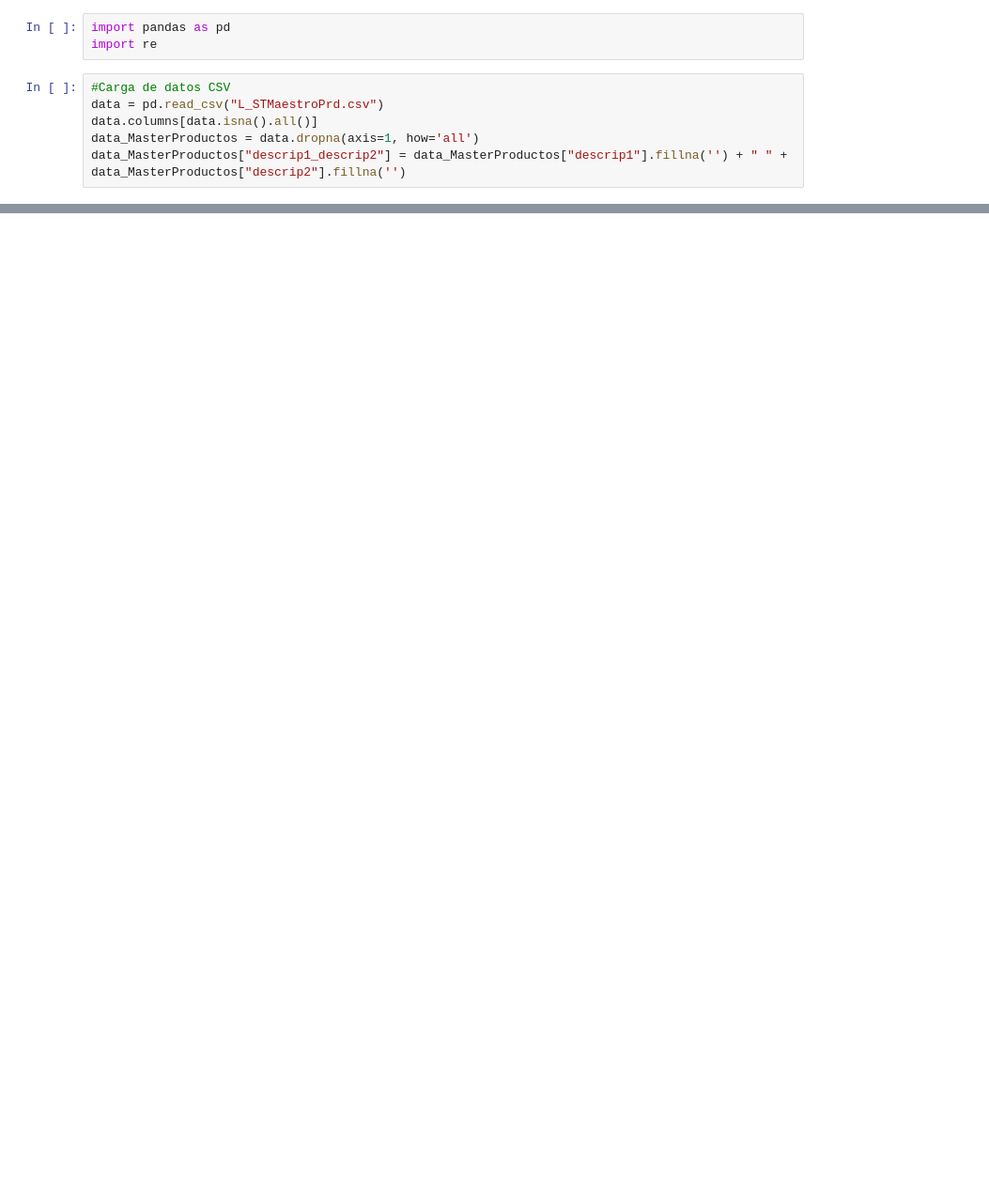
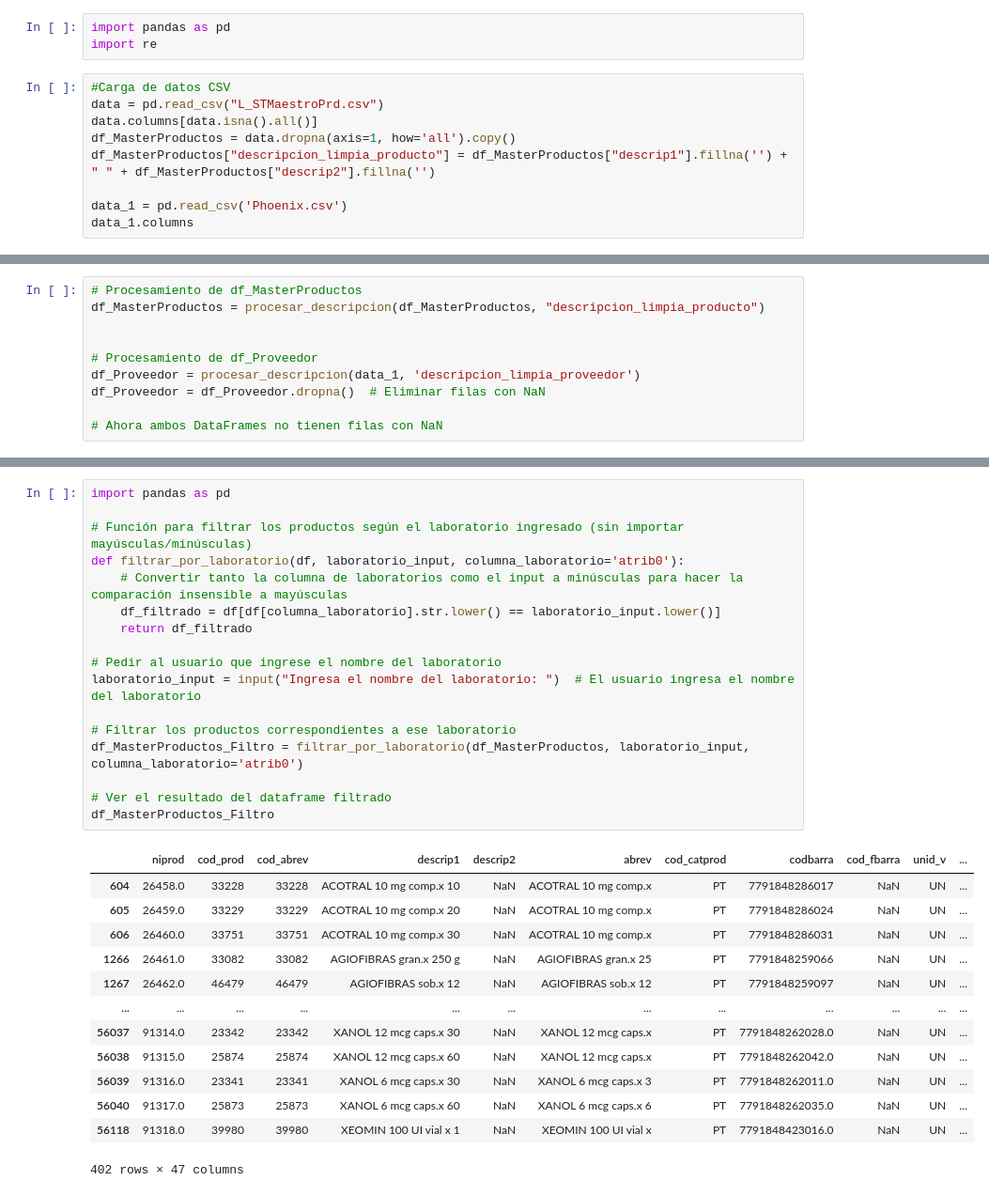
Before and after one commit to emmaSDNZ/digitalizacion_distriapp, a Jupyter notebook: backend/src/notebook/procesamiento_datos.ipynb, the cells around one changed output, grey strips where cells are left out. Shown: that part at 94% size. Cells and saved outputs as stored; diff of their text form; blank space fills up the shorter version.

Commit message:
procesamiento de datos

```diff
--- a/backend/src/notebook/procesamiento_datos.ipynb
+++ b/backend/src/notebook/procesamiento_datos.ipynb
@@ -5,6 +5,9 @@ import re
 #Carga de datos CSV
 data = pd.read_csv("L_STMaestroPrd.csv")
 data.columns[data.isna().all()]
-data_MasterProductos = data.dropna(axis=1, how='all')
-data_MasterProductos["descrip1_descrip2"] = data_MasterProductos["descrip1"].fillna('') + " " + data_MasterProductos["descrip2"].fillna('')
+df_MasterProductos = data.dropna(axis=1, how='all').copy()
+df_MasterProductos["descripcion_limpia_producto"] = df_MasterProductos["descrip1"].fillna('') + " " + df_MasterProductos["descrip2"].fillna('')
+
+data_1 = pd.read_csv('Phoenix.csv')
+data_1.columns
 # %% [output]
@@ -173,0 +154,10 @@ df_entrenamiento.to_csv("dataset_entrenamiento.csv", index=False)
+# %%
+# Procesamiento de df_MasterProductos
+df_MasterProductos = procesar_descripcion(df_MasterProductos, "descripcion_limpia_producto")
+
+
+# Procesamiento de df_Proveedor
+df_Proveedor = procesar_descripcion(data_1, 'descripcion_limpia_proveedor')
+df_Proveedor = df_Proveedor.dropna()  # Eliminar filas con NaN
+
+# Ahora ambos DataFrames no tienen filas con NaN
@@ -173,0 +190,31 @@ df_entrenamiento.to_csv("dataset_entrenamiento.csv", index=False)
+# %%
+import pandas as pd
+
+# Función para filtrar los productos según el laboratorio ingresado (sin importar mayúsculas/minúsculas)
+def filtrar_por_laboratorio(df, laboratorio_input, columna_laboratorio='atrib0'):
+    # Convertir tanto la columna de laboratorios como el input a minúsculas para hacer la comparación insensible a mayúsculas
+    df_filtrado = df[df[columna_laboratorio].str.lower() == laboratorio_input.lower()]
+    return df_filtrado
+
+# Pedir al usuario que ingrese el nombre del laboratorio
+laboratorio_input = input("Ingresa el nombre del laboratorio: ")  # El usuario ingresa el nombre del laboratorio
+
+# Filtrar los productos correspondientes a ese laboratorio
+df_MasterProductos_Filtro = filtrar_por_laboratorio(df_MasterProductos, laboratorio_input, columna_laboratorio='atrib0')
+
+# Ver el resultado del dataframe filtrado
+df_MasterProductos_Filtro
+# %% [output]
+|  | niprod | cod_prod | cod_abrev | descrip1 | descrip2 | abrev | cod_catprod | codbarra | cod_fbarra | unid_v | ... |
+| 604 | 26458.0 | 33228 | 33228 | ACOTRAL 10 mg comp.x 10 | NaN | ACOTRAL 10 mg comp.x | PT | 7791848286017 | NaN | UN | ... |
+| 605 | 26459.0 | 33229 | 33229 | ACOTRAL 10 mg comp.x 20 | NaN | ACOTRAL 10 mg comp.x | PT | 7791848286024 | NaN | UN | ... |
+| 606 | 26460.0 | 33751 | 33751 | ACOTRAL 10 mg comp.x 30 | NaN | ACOTRAL 10 mg comp.x | PT | 7791848286031 | NaN | UN | ... |
+| 1266 | 26461.0 | 33082 | 33082 | AGIOFIBRAS gran.x 250 g | NaN | AGIOFIBRAS gran.x 25 | PT | 7791848259066 | NaN | UN | ... |
+| 1267 | 26462.0 | 46479 | 46479 | AGIOFIBRAS sob.x 12 | NaN | AGIOFIBRAS sob.x 12 | PT | 7791848259097 | NaN | UN | ... |
+| ... | ... | ... | ... | ... | ... | ... | ... | ... | ... | ... | ... |
+| 56037 | 91314.0 | 23342 | 23342 | XANOL 12 mcg caps.x 30 | NaN | XANOL 12 mcg caps.x | PT | 7791848262028.0 | NaN | UN | ... |
+| 56038 | 91315.0 | 25874 | 25874 | XANOL 12 mcg caps.x 60 | NaN | XANOL 12 mcg caps.x | PT | 7791848262042.0 | NaN | UN | ... |
+| 56039 | 91316.0 | 23341 | 23341 | XANOL 6 mcg caps.x 30 | NaN | XANOL 6 mcg caps.x 3 | PT | 7791848262011.0 | NaN | UN | ... |
+| 56040 | 91317.0 | 25873 | 25873 | XANOL 6 mcg caps.x 60 | NaN | XANOL 6 mcg caps.x 6 | PT | 7791848262035.0 | NaN | UN | ... |
+| 56118 | 91318.0 | 39980 | 39980 | XEOMIN 100 UI vial x 1 | NaN | XEOMIN 100 UI vial x | PT | 7791848423016.0 | NaN | UN | ... |
+402 rows × 47 columns
```
Also changed, not shown: parts of 16 cells of this notebook, 23 other files.
